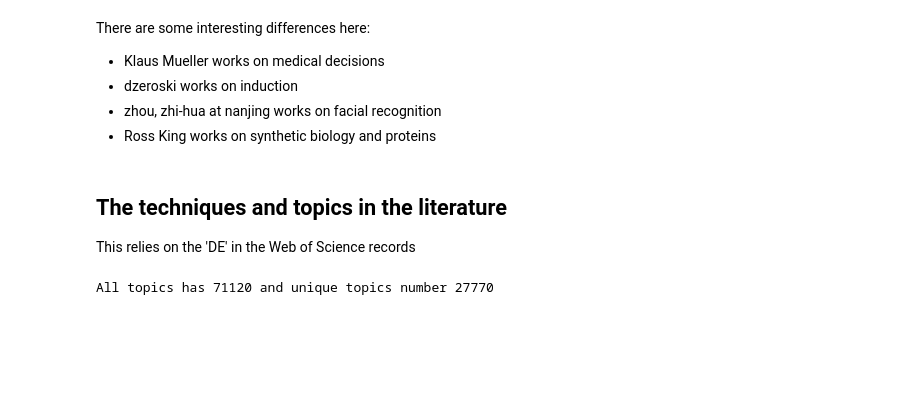
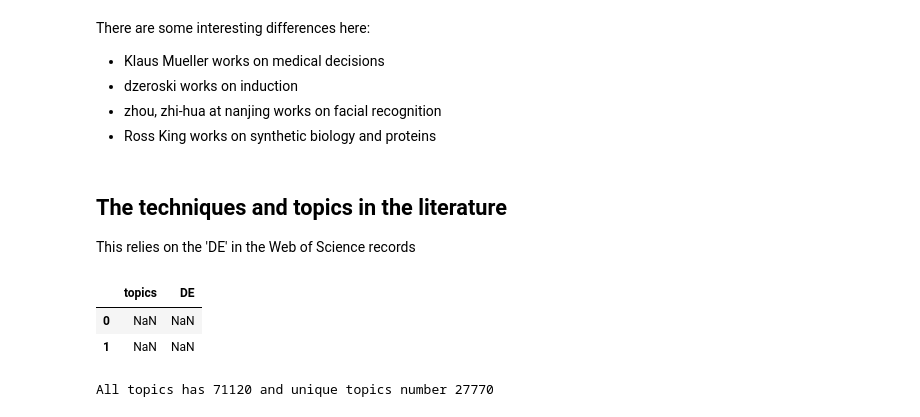
Before and after one commit to datapractice/machinelearners, a Jupyter notebook: ml_lit/ML_literature.ipynb, the cells around one changed output. Saved outputs shown, nothing was run; the diff lists cells and outputs as text; code cells hidden in the pictures; blank space fills up the shorter version.

```diff
--- a/ml_lit/ML_literature.ipynb
+++ b/ml_lit/ML_literature.ipynb
@@ -244,5 +293,11 @@ There are some interesting differences here:
 ## The techniques and topics in the literature
 
 This relies on the 'DE' in the Web of Science records
+# %%
+df.ix[:1,['topics', 'DE']]
+# %% [output]
+|  | topics | DE |
+| 0 | NaN | NaN |
+| 1 | NaN | NaN |
 # %%
 # topics seem to be in the DE field
```
Also changed, not shown: parts of 25 cells of this notebook, 3 other files.
